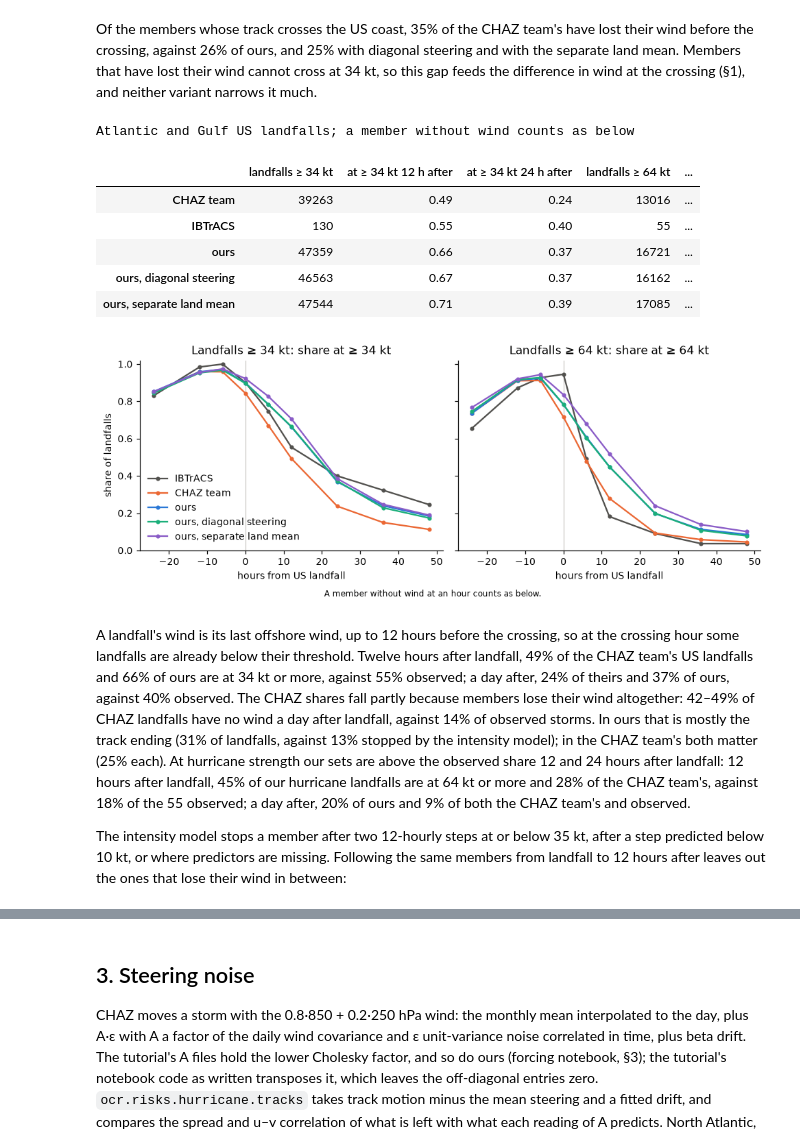
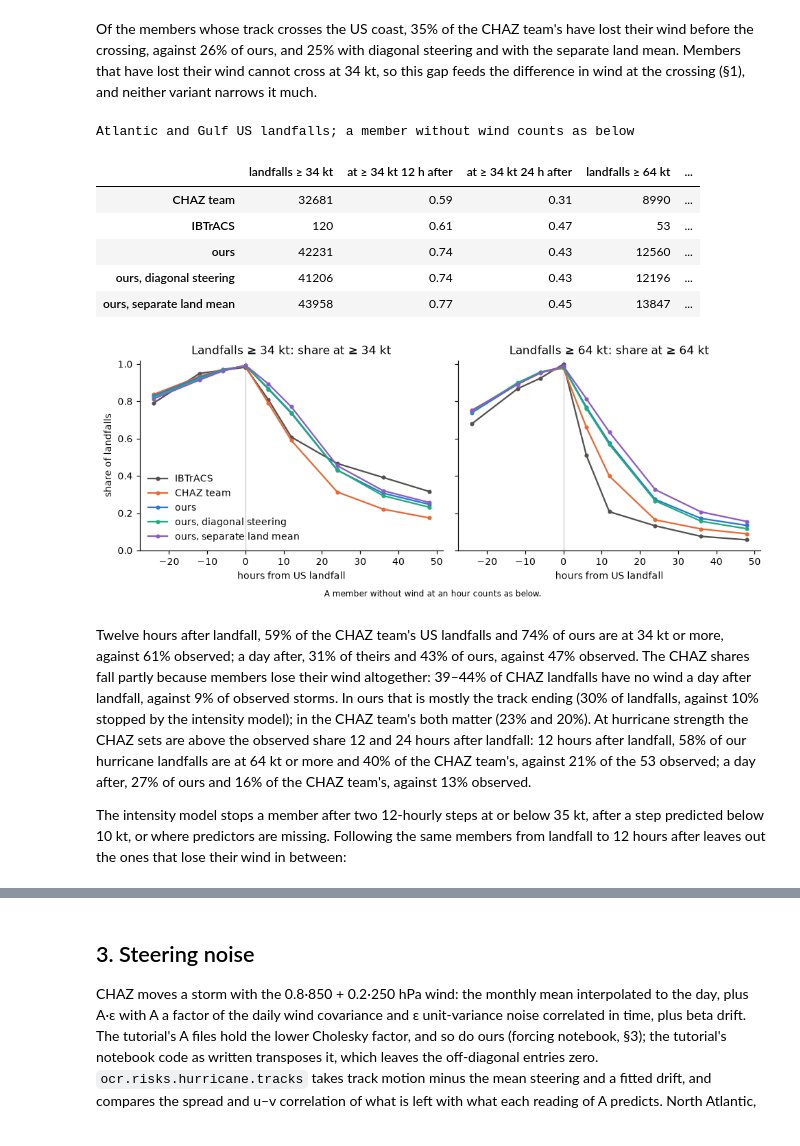
Before and after one commit to carbonplan/ocr-multi-hazard, a Jupyter notebook: docs/methods/hurricane-risk/tracks.ipynb, the cells around one changed output, grey strips where cells are left out. Saved outputs shown, nothing was run; the diff lists cells and outputs as text; code cells hidden in the pictures.

Commit message:
Rerun tracks and cmip on first-crossing landfalls

```diff
--- a/docs/methods/hurricane-risk/tracks.ipynb
+++ b/docs/methods/hurricane-risk/tracks.ipynb
@@ -65,7 +65,7 @@ summaries = {
 
 
 def scaled_column(summary, prefix):
-    return summary[next(c for c in summary if c.startswith(f'{prefix} (x'))]
+    return summary[next(column for column in summary if column.startswith(f'{prefix} (x'))]
 
 
 scaled = {
@@ -150,21 +150,24 @@ most in Florida:
 # %%
 regions = ['TX-AL', 'FL', 'GA-Car', 'VA-ME']
 fig, ax = plt.subplots(figsize=(7, 2.8))
-x = np.arange(len(regions))
-for k, (name, s) in enumerate(scaled.items()):
+positions = np.arange(len(regions))
+for offset, (name, summary) in enumerate(scaled.items()):
     ax.bar(
-        x + (k - 2) * 0.16,
-        [s[f'{r} landfalls/yr >= 64 kt'] for r in regions],
+        positions + (offset - 2) * 0.16,
+        [summary[f'{region} landfalls/yr >= 64 kt'] for region in regions],
         0.16,
         color=COLORS[name],
         label=name,
     )
-ax.set_xticks(x, regions)
+ax.set_xticks(positions, regions)
 ax.set(ylabel='per year', title='Hurricane landfalls (≥ 64 kt) by coast')
 ax.legend(frameon=False)
 fig.tight_layout()
 pd.DataFrame(
-    {name: [s[f'{r} landfalls/yr >= 64 kt'] for r in regions] for name, s in scaled.items()},
+    {
+        name: [summary[f'{region} landfalls/yr >= 64 kt'] for region in regions]
+        for name, summary in scaled.items()
+    },
     index=regions,
 ).T.style.format('{:.3f}').set_caption('Hurricane landfalls (≥ 64 kt) per year by coast')
 # %% [output]
@@ -257,62 +264,63 @@ land mean. Members that have lost their wind cannot cross at 34 kt, so this gap
 difference in wind at the crossing (§1), and neither variant narrows it much.
 # %%
 hours = [-24, -12, -6, 0, 6, 12, 24, 36, 48]
-cols = {h: f'lf_w{h:+d}' for h in hours}
+cols = {hour: f'lf_w{hour:+d}' for hour in hours}
 fig, axes = plt.subplots(1, 2, figsize=(9, 3.4), sharey=True)
 after = {}
-for name, r in rows.items():
-    lf = r[landfall.atlantic_crossing(r) & (r['lf_wind'] >= landfall.TS)]
+for name, storm_rows in rows.items():
+    landfalls = storm_rows[
+        landfall.atlantic_crossing(storm_rows) & (storm_rows['lf_wind'] >= landfall.TS)
+    ]
     for ax, floor in zip(axes, (landfall.TS, landfall.HU)):
-        sel = lf[lf['lf_wind'] >= floor]
-        w = sel[[cols[h] for h in hours]].to_numpy()
-        share = (w >= floor).mean(axis=0)
+        selected = landfalls[landfalls['lf_wind'] >= floor]
+        winds = selected[[cols[hour] for hour in hours]].to_numpy()
+        share = (winds >= floor).mean(axis=0)
         ax.plot(hours, share, color=COLORS[name], marker='o', ms=3, label=name)
-        after[(name, f'landfalls ≥ {floor:.0f} kt')] = len(sel)
-        for h in (12, 24):
-            after[(name, f'at ≥ {floor:.0f} kt {h} h after')] = share[hours.index(h)]
-    gone = lf[cols[24]].isna()
+        after[(name, f'landfalls ≥ {floor:.0f} kt')] = len(selected)
+        for hour in (12, 24):
+            after[(name, f'at ≥ {floor:.0f} kt {hour} h after')] = share[hours.index(hour)]
+    gone = landfalls[cols[24]].isna()
     after[(name, 'no wind 24 h after')] = gone.mean()
     after[(name, '… track ended')] = (
-        (gone & (lf['end_rule'] == 'track end')).mean() if name != 'IBTrACS' else np.nan
+        (gone & (landfalls['end_rule'] == 'track end')).mean() if name != 'IBTrACS' else np.nan
     )
     after[(name, '… intensity model stopped')] = (
-        (gone & (lf['end_rule'] != 'track end')).mean() if name != 'IBTrACS' else np.nan
+        (gone & (landfalls['end_rule'] != 'track end')).mean() if name != 'IBTrACS' else np.nan
     )
 for ax, floor in zip(axes, (landfall.TS, landfall.HU)):
     ax.set(
         xlabel='hours from US landfall',
         ylim=(0, 1.02),
         title=f'Landfalls ≥ {floor:.0f} kt: share at ≥ {floor:.0f} kt',
     )
     ax.axvline(0, color='#c9c8c4', lw=0.8, zorder=0)
 axes[0].set_ylabel('share of landfalls')
 axes[0].legend(frameon=False, loc='lower left')
 fig.text(0.5, -0.02, 'A member without wind at an hour counts as below.', ha='center', fontsize=8)
 fig.tight_layout()
-t = pd.Series(after).unstack()[list(dict.fromkeys(k for _, k in after))]
-t.style.format('{:.2f}', na_rep='–').format(
+after_table = pd.Series(after).unstack()[list(dict.fromkeys(label for _, label in after))]
+after_table.style.format('{:.2f}', na_rep='–').format(
     '{:.0f}', subset=['landfalls ≥ 34 kt', 'landfalls ≥ 64 kt']
 ).set_caption('Atlantic and Gulf US landfalls; a member without wind counts as below')
 # %% [output]
 Atlantic and Gulf US landfalls; a member without wind counts as below
 |  | landfalls ≥ 34 kt | at ≥ 34 kt 12 h after | at ≥ 34 kt 24 h after | landfalls ≥ 64 kt | ... |
-| CHAZ team | 39263 | 0.49 | 0.24 | 13016 | ... |
-| IBTrACS | 130 | 0.55 | 0.40 | 55 | ... |
-| ours | 47359 | 0.66 | 0.37 | 16721 | ... |
-| ours, diagonal steering | 46563 | 0.67 | 0.37 | 16162 | ... |
-| ours, separate land mean | 47544 | 0.71 | 0.39 | 17085 | ... |
+| CHAZ team | 32681 | 0.59 | 0.31 | 8990 | ... |
+| IBTrACS | 120 | 0.61 | 0.47 | 53 | ... |
+| ours | 42231 | 0.74 | 0.43 | 12560 | ... |
+| ours, diagonal steering | 41206 | 0.74 | 0.43 | 12196 | ... |
+| ours, separate land mean | 43958 | 0.77 | 0.45 | 13847 | ... |
-[figure, old version]
+[figure, new version]
 # %% [markdown]
-A landfall's wind is its last offshore wind, up to 12 hours before the crossing, so at the
-crossing hour some landfalls are already below their threshold. Twelve hours after landfall, 49%
-of the CHAZ team's US landfalls and 66% of ours are at 34 kt or more, against 55% observed; a day
-after, 24% of theirs and 37% of ours, against 40% observed. The CHAZ shares fall partly because
-members lose their wind altogether: 42–49% of CHAZ landfalls have no wind a day after landfall,
-against 14% of observed storms. In ours that is mostly the track ending (31% of landfalls,
-against 13% stopped by the intensity model); in the CHAZ team's both matter (25% each). At
-hurricane strength our sets are above the observed share 12 and 24 hours after landfall: 12 hours
-after landfall, 45% of our hurricane landfalls are at 64 kt or more and 28% of the CHAZ team's, against
-18% of the 55 observed; a day after, 20% of ours and 9% of both the CHAZ team's and observed.
+Twelve hours after landfall, 59% of the CHAZ team's US landfalls and 74% of ours are at 34 kt or
+more, against 61% observed; a day after, 31% of theirs and 43% of ours, against 47% observed. The
+CHAZ shares fall partly because members lose their wind altogether: 39–44% of CHAZ landfalls have
+no wind a day after landfall, against 9% of observed storms. In ours that is mostly the track
+ending (30% of landfalls, against 10% stopped by the intensity model); in the CHAZ team's both
+matter (23% and 20%). At hurricane strength the CHAZ sets are above the observed share 12 and
+24 hours after landfall: 12 hours after landfall, 58% of our hurricane landfalls are at 64 kt or
+more and 40% of the CHAZ team's, against 21% of the 53 observed; a day after, 27% of ours and 16%
+of the CHAZ team's, against 13% observed.
 
 The intensity model stops a member after two 12-hourly steps at or below 35 kt, after a step
 predicted below 10 kt, or where predictors are missing. Following the same members from landfall
```
Also changed, not shown: parts of 15 cells of this notebook, 1 other file.
